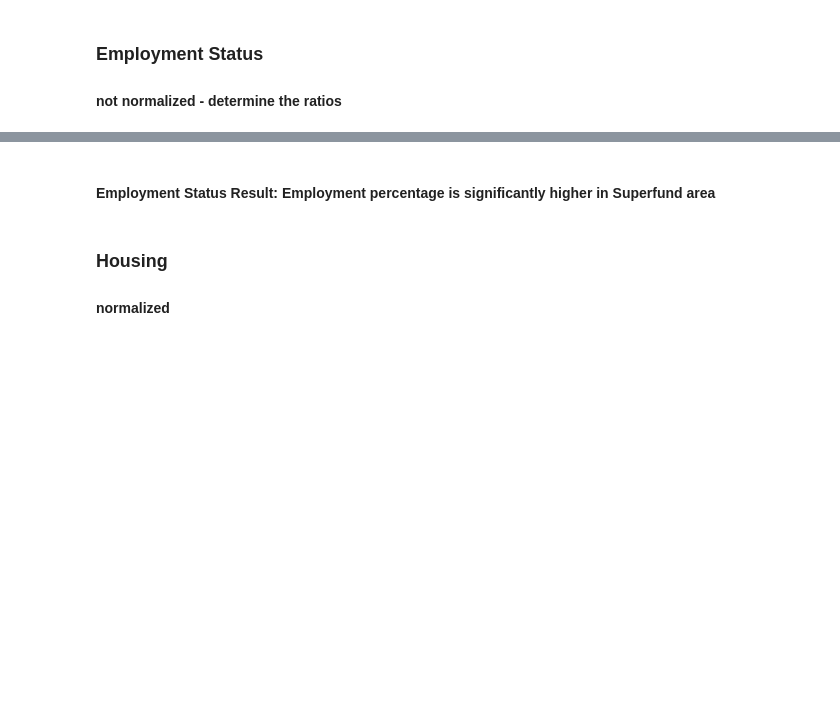
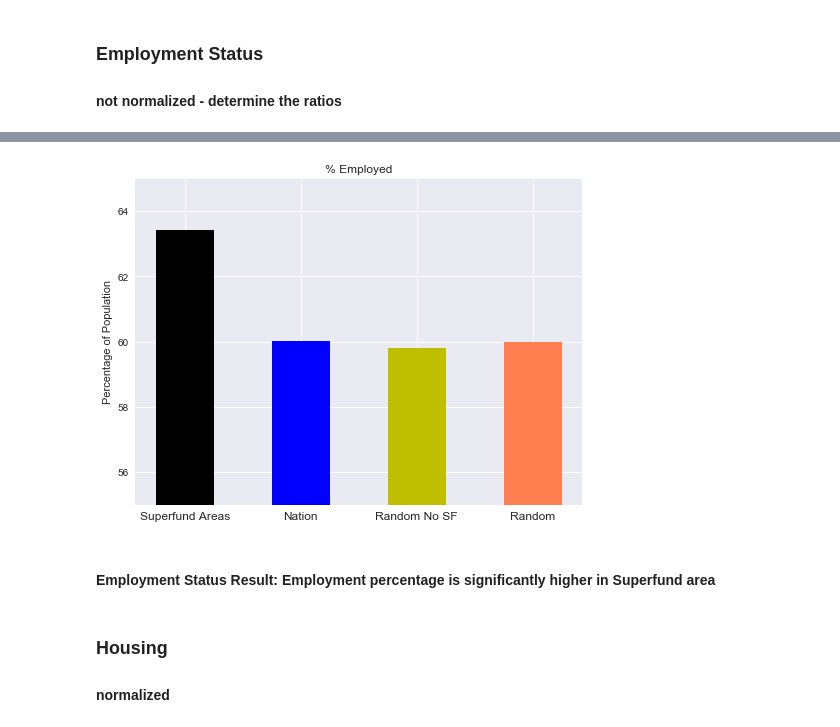
Before and after one commit to harshil753/Project1, a Jupyter notebook: FirstProject.ipynb, the cells around one changed output, grey strips where cells are left out. Cells and saved outputs as stored; diff of their text form; code cells hidden in the pictures; blank space fills up the shorter version.

```diff
--- a/FirstProject.ipynb
+++ b/FirstProject.ipynb
@@ -529,6 +530,9 @@ no_sf_subset = no_sf.sample(1087)
 
 # pull a sample of zipcodes without SF sites that is same size as zipcode with SF sites
 random_subset = censusByZipCd2015_df.sample(1087)
+
+
+groups = ["Superfund Areas", "Nation", "Random No SF", "Random"]
 # %% [markdown]
 ## Population segment analysis
 # %%
@@ -959,3 +1001,34 @@ print("Random Employment Rate %f" % (random_subset["LaborForce_Emp_Ratio"].mean(
+# %%
+popRatioLabels = ["LaborForce_Emp_Ratio"]
+
+x_axis = np.arange(len(groups))
+sfRatios = []
+nationRatios = []
+randomNoSFSubsetRatios = []
+randomSubsetRatios = []
+for p in popRatioLabels:
+    sfRatios.append(sfcensus[p].dropna().mean() *100)
+    nationRatios.append(censusByZipCd2015_df[p].dropna().mean() *100)
+    randomNoSFSubsetRatios.append(no_sf_subset[p].dropna().mean()*100)
+    randomSubsetRatios.append(random_subset[p].dropna().mean()*100)
+
+fig = plt.figure(figsize=(8,6))
+ax = fig.add_subplot(1,1,1)
+ax.bar(x_axis[0], sfRatios,0.5, color="k")
+ax.bar(x_axis[1], nationRatios, 0.5, color="b")
+ax.bar(x_axis[2], randomNoSFSubsetRatios, 0.5, color="y")
+ax.bar(x_axis[3], randomSubsetRatios, 0.5, color="coral")
+handles, labels = ax.get_legend_handles_labels()
+
+tick_locations = [value for value in x_axis]
+plt.xticks(tick_locations, groups, fontsize=12)
+plt.title("% Employed")
+plt.ylabel("Percentage of Population")
+plt.ylim(55,65)
+
+plt.show()
+# %% [output]
+[figure, added]
 # %% [markdown]
 #### Employment Status Result: Employment percentage is significantly higher in Superfund area
 # %%
```
Also changed, not shown: parts of 7 cells of this notebook.
